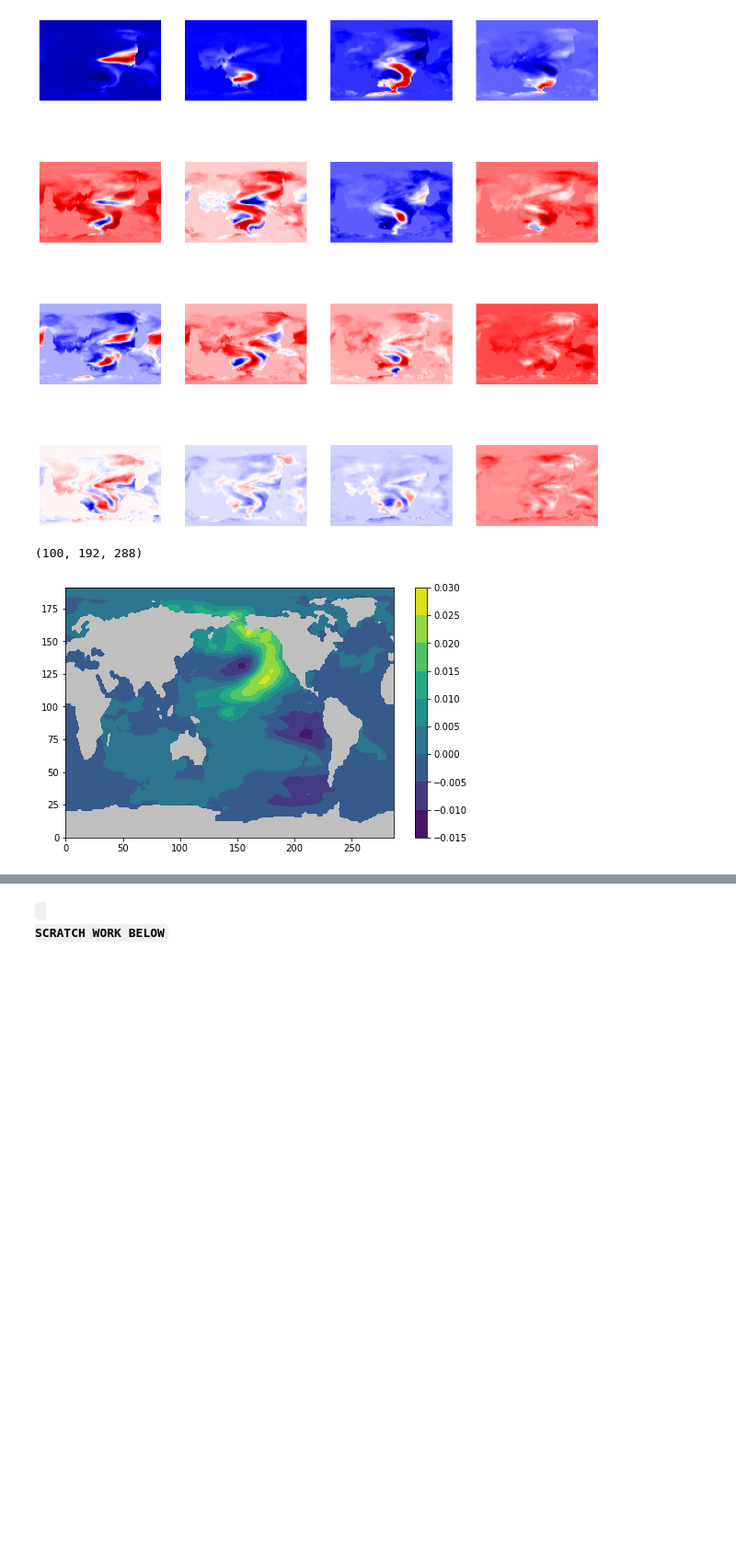
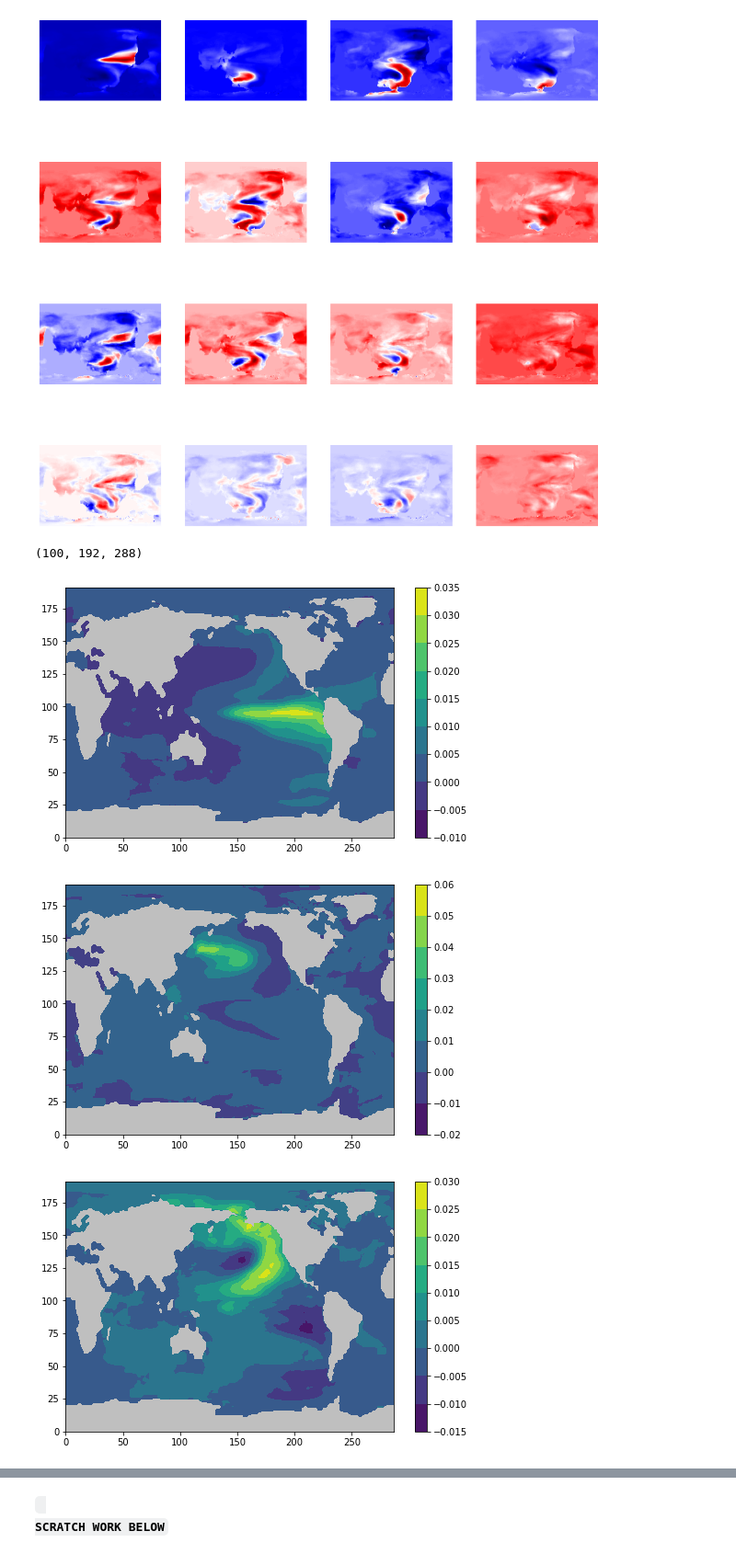
Before and after one commit to CassiaCai/marine_heatwaves, a Jupyter notebook: 4_bloblikeevents.ipynb, the cells around one changed output, grey strips where cells are left out. Shown at 92% size. Cells and saved outputs as stored; diff of their text form; code cells hidden in the pictures; blank space fills up the shorter version.

```diff
--- a/4_bloblikeevents.ipynb
+++ b/4_bloblikeevents.ipynb
@@ -315,13 +315,27 @@ plot_grid(components[:16,:], 4)
 # %%
 reshape_comp = np.reshape(components, (100,192,288))
 print(reshape_comp.shape)
 reshape_comp[0,:,:].shape
 
 fig, ax = plt.subplots(figsize=(8,5))
+plt.contourf(reshape_comp[0,:,:])
+plt.colorbar()
+plt.contourf(land_mask, cmap='binary')
+plt.show()
+
+fig, ax = plt.subplots(figsize=(8,5))
+plt.contourf(reshape_comp[1,:,:])
+plt.colorbar()
+plt.contourf(land_mask, cmap='binary')
+plt.show()
+
+fig, ax = plt.subplots(figsize=(8,5))
 plt.contourf(reshape_comp[2,:,:])
 plt.colorbar()
 plt.contourf(land_mask, cmap='binary')
 plt.show()
 # %% [output]
 (100, 192, 288)
-[figure, old version]
+[figure, new version]
+[figure, added]
+[figure, added]
```
Also changed, not shown: parts of 11 cells of this notebook.
